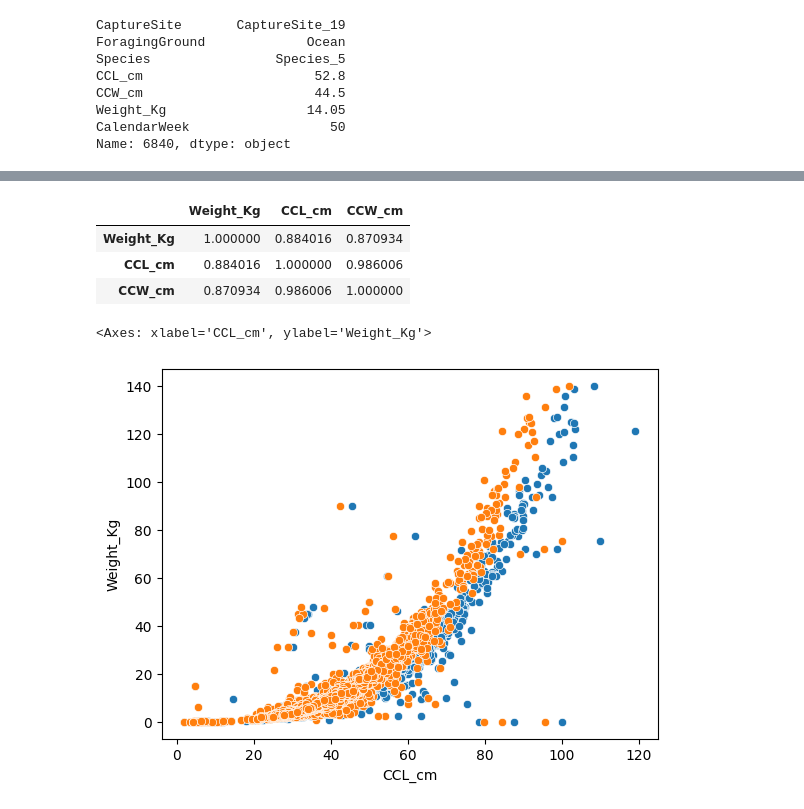
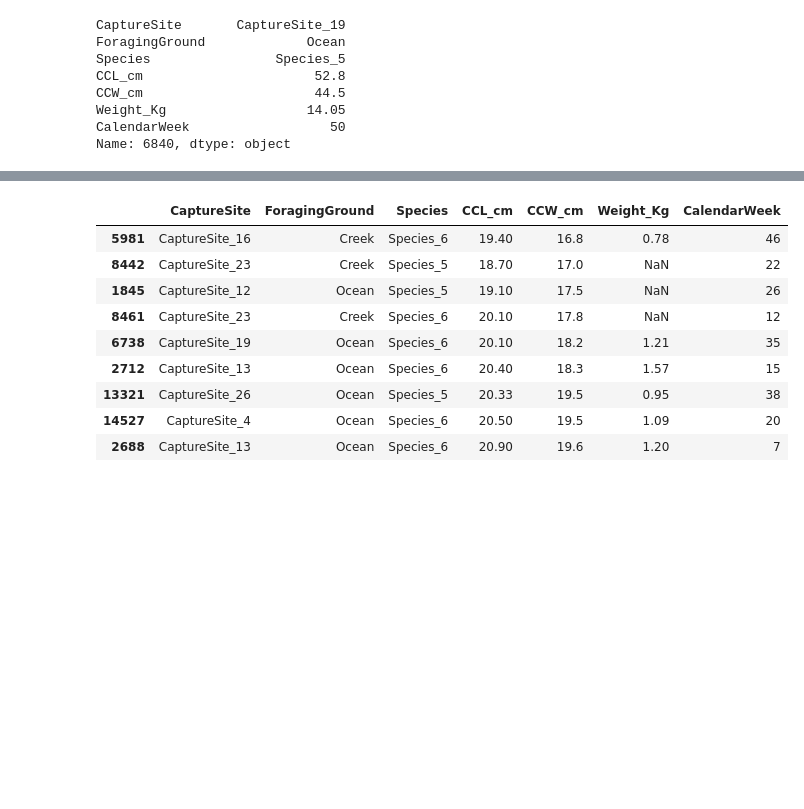
Before and after one commit to anakraskov/Turtles-ML-project, a Jupyter notebook: preprocessing_AK.ipynb, the cells around one changed output, grey strips where cells are left out. Drawn from its saved outputs; the diff is of its cells as text; code cells hidden in the pictures; blank space fills up the shorter version.

```diff
--- a/preprocessing_AK.ipynb
+++ b/preprocessing_AK.ipynb
@@ -192,2 +167,0 @@ df[mask_bad_weight][['Weight_Kg', 'CCL_cm', 'CCW_cm']].head()
-# %%
-df.loc[mask_bad_weight, 'Weight_kg'] = np.nan
@@ -208,16 +168,14 @@ df.nsmallest(10, 'Weight_Kg')[['Weight_Kg', 'CCL_cm', 'CCW_cm']]
-# %%
-df[['Weight_Kg', 'CCL_cm', 'CCW_cm']].corr()
-# %% [output]
-|  | Weight_Kg | CCL_cm | CCW_cm |
-| Weight_Kg | 1.000000 | 0.884016 | 0.870934 |
-| CCL_cm | 0.884016 | 1.000000 | 0.986006 |
-| CCW_cm | 0.870934 | 0.986006 | 1.000000 |
-# %%
-sns.scatterplot(data=df, x='CCL_cm', y='Weight_Kg')
-sns.scatterplot(data=df, x='CCW_cm', y='Weight_Kg')
-# %% [output]
-<Axes: xlabel='CCL_cm', ylabel='Weight_Kg'>
-[figure, removed]
-# %%
-imputer = KNNImputer(n_neighbors=5)
-df[['Weight_Kg','CCL_cm','CCW_cm']] = imputer.fit_transform(df[['Weight_Kg','CCL_cm','CCW_cm']])
+# %%
+# to help separate the hatchlings (other size vs weight regime than in adults)
+df[(df['CCW_cm'] < 20) & (df['CCW_cm'] > 15)].sort_values('CCW_cm')
+# %% [output]
+|  | CaptureSite | ForagingGround | Species | CCL_cm | CCW_cm | Weight_Kg | CalendarWeek |
+| 5981 | CaptureSite_16 | Creek | Species_6 | 19.40 | 16.8 | 0.78 | 46 |
+| 8442 | CaptureSite_23 | Creek | Species_5 | 18.70 | 17.0 | NaN | 22 |
+| 1845 | CaptureSite_12 | Ocean | Species_5 | 19.10 | 17.5 | NaN | 26 |
+| 8461 | CaptureSite_23 | Creek | Species_6 | 20.10 | 17.8 | NaN | 12 |
+| 6738 | CaptureSite_19 | Ocean | Species_6 | 20.10 | 18.2 | 1.21 | 35 |
+| 2712 | CaptureSite_13 | Ocean | Species_6 | 20.40 | 18.3 | 1.57 | 15 |
+| 13321 | CaptureSite_26 | Ocean | Species_5 | 20.33 | 19.5 | 0.95 | 38 |
+| 14527 | CaptureSite_4 | Ocean | Species_6 | 20.50 | 19.5 | 1.09 | 20 |
+| 2688 | CaptureSite_13 | Ocean | Species_6 | 20.90 | 19.6 | 1.20 | 7 |
```
Also changed, not shown: parts of 14 cells of this notebook.
